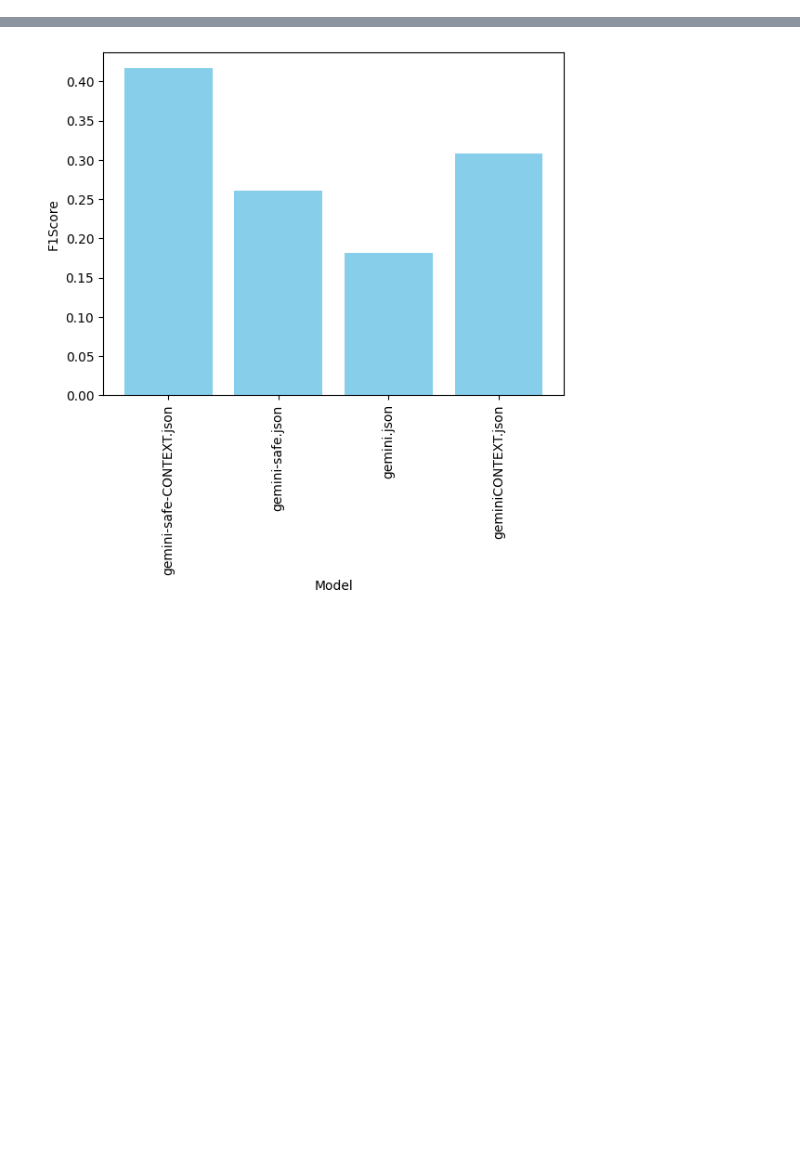
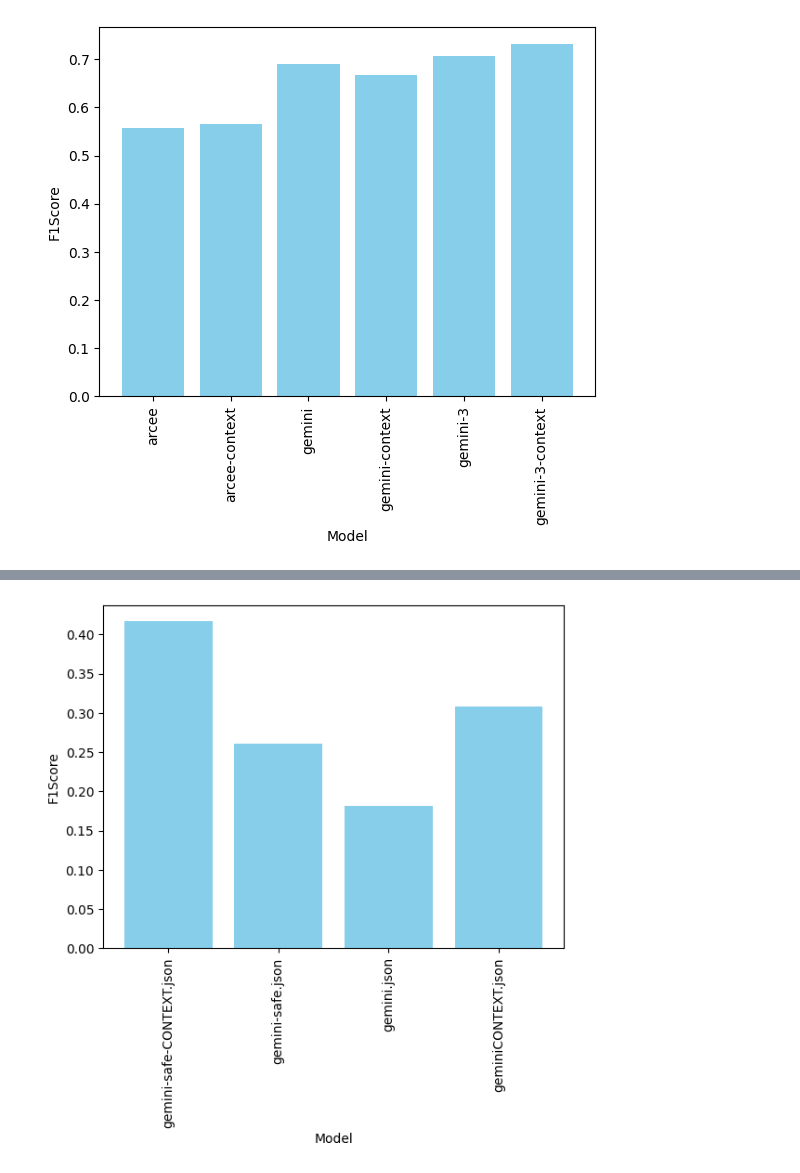
Before and after one commit to b9dn/VulDet, a Jupyter notebook: plots/plot.ipynb, the cells around one changed output, grey strips where cells are left out. Drawn from its saved outputs; the diff is of its cells as text; code cells hidden in the pictures; blank space fills up the shorter version.

```diff
--- a/plots/plot.ipynb
+++ b/plots/plot.ipynb
@@ -46,3 +47,23 @@ def getF1Scores (folder_name):
             values.append(getF1Score(data))
 
     return (names, values)
+# %%
+data = getF1Scores("contextvsno")
+
+names, values = data
+
+names = [name[:-5] for name in names]
+
+names[1] = "arcee-context"
+names[3] = "gemini-context"
+
+names[4] = "gemini-3"
+names[5] = "gemini-3-context"
+
+plt.bar(names, values, color="skyblue")
+plt.xlabel("Model")
+plt.xticks(rotation=90)
+plt.ylabel("F1Score")
+plt.show()
+# %% [output]
+[figure, added]
```
Also changed, not shown: parts of 6 cells of this notebook, 44 other files.
